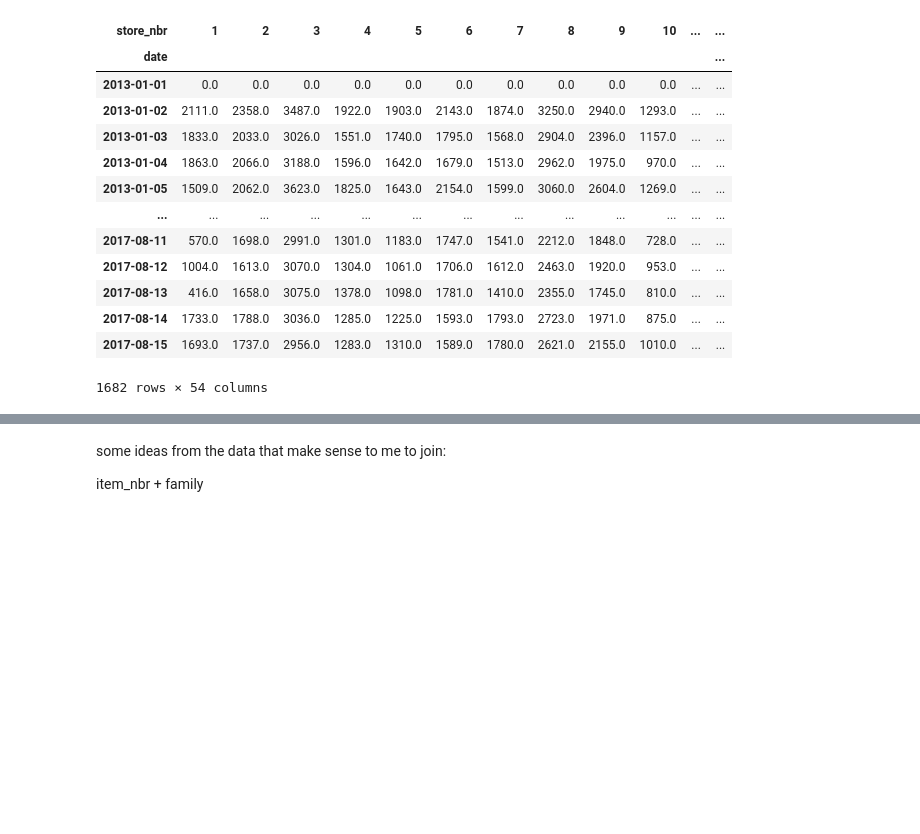
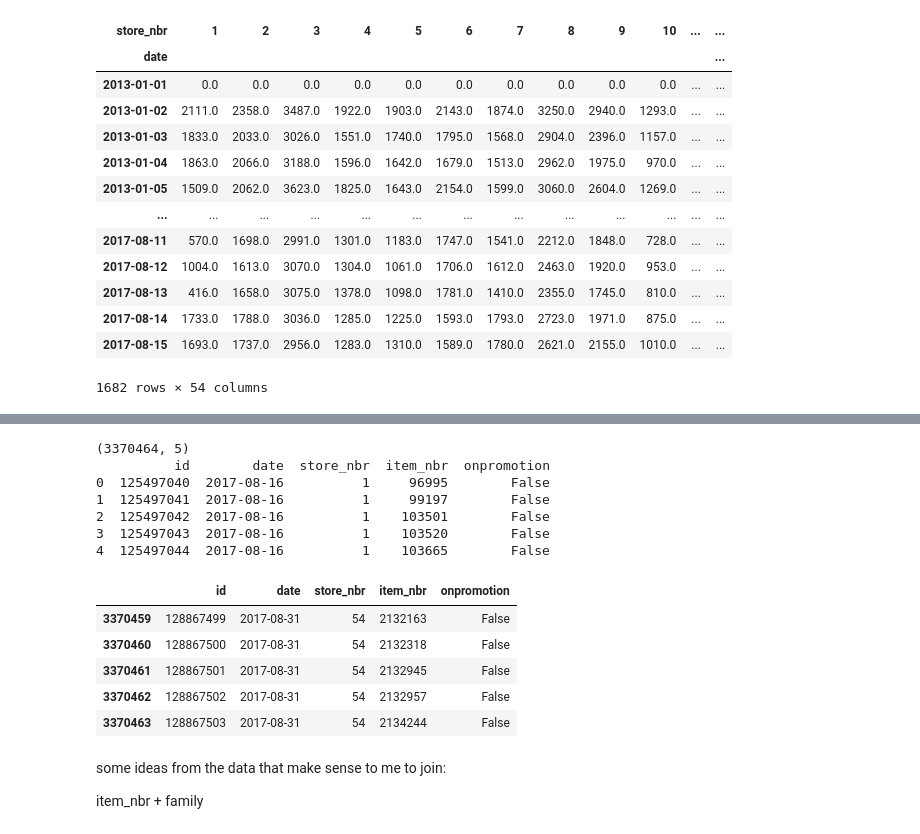
Before and after one commit to tlebon/dsr-competition, a Jupyter notebook: notebooks/data-first-analysis.ipynb, the cells around one changed output, grey strips where cells are left out. Saved outputs shown, nothing was run; the diff lists cells and outputs as text; code cells hidden in the pictures; blank space fills up the shorter version.

```diff
--- a/notebooks/data-first-analysis.ipynb
+++ b/notebooks/data-first-analysis.ipynb
@@ -192,7 +289,22 @@ print(sample_submission.head())
 # %%
 test = pd.read_csv('../data/raw/favorita-grocery-sales-forecasting/test.csv')
 print(test.shape)
 print(test.head())
+test.tail()
+# %% [output]
+(3370464, 5)
+          id        date  store_nbr  item_nbr  onpromotion
+0  125497040  2017-08-16          1     96995        False
+1  125497041  2017-08-16          1     99197        False
+2  125497042  2017-08-16          1    103501        False
+3  125497043  2017-08-16          1    103520        False
+4  125497044  2017-08-16          1    103665        False
+|  | id | date | store_nbr | item_nbr | onpromotion |
+| 3370459 | 128867499 | 2017-08-31 | 54 | 2132163 | False |
+| 3370460 | 128867500 | 2017-08-31 | 54 | 2132318 | False |
+| 3370461 | 128867501 | 2017-08-31 | 54 | 2132945 | False |
+| 3370462 | 128867502 | 2017-08-31 | 54 | 2132957 | False |
+| 3370463 | 128867503 | 2017-08-31 | 54 | 2134244 | False |
 # %% [markdown]
 some ideas from the data that make sense to me to join:
 
```
Also changed, not shown: parts of 11 cells of this notebook, 3 other files.
